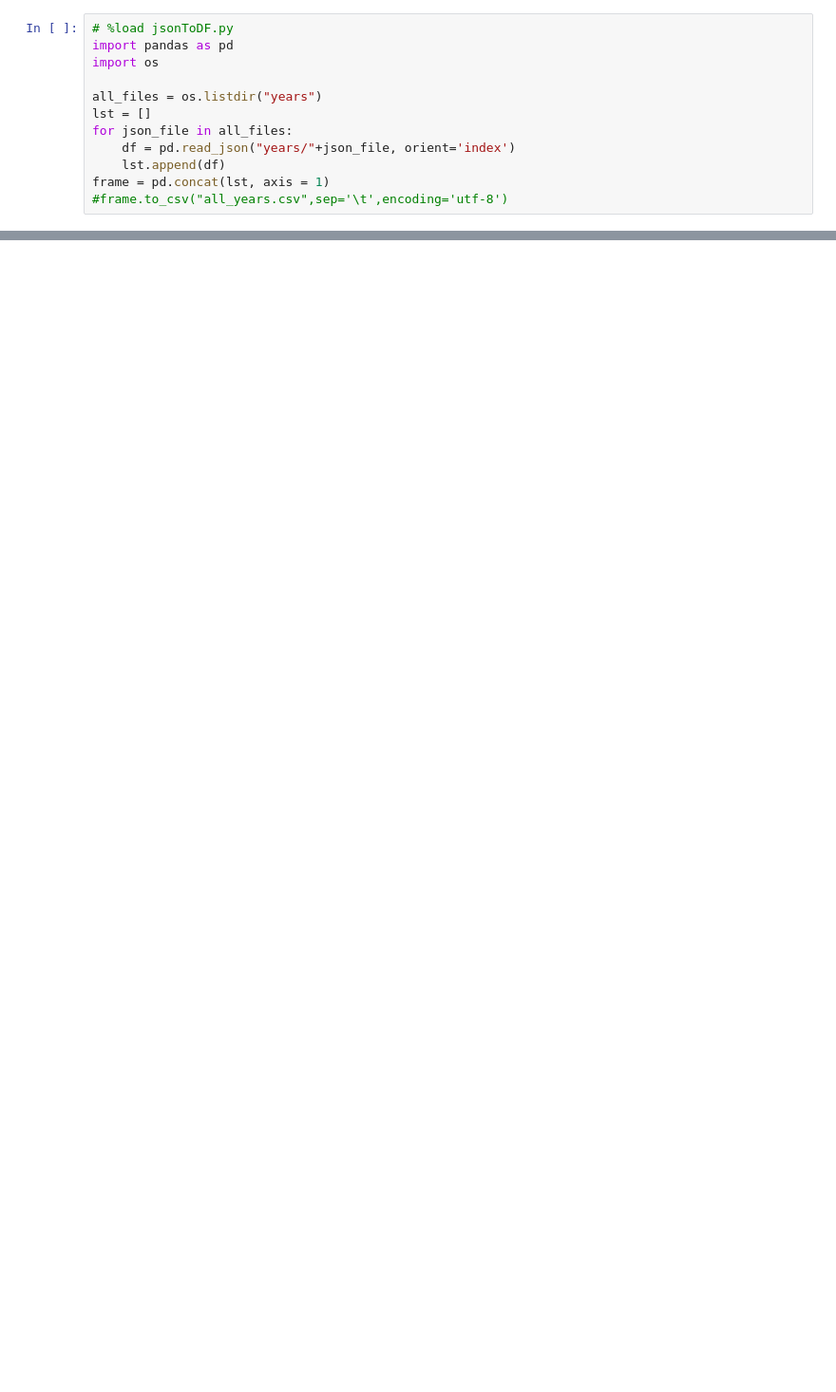
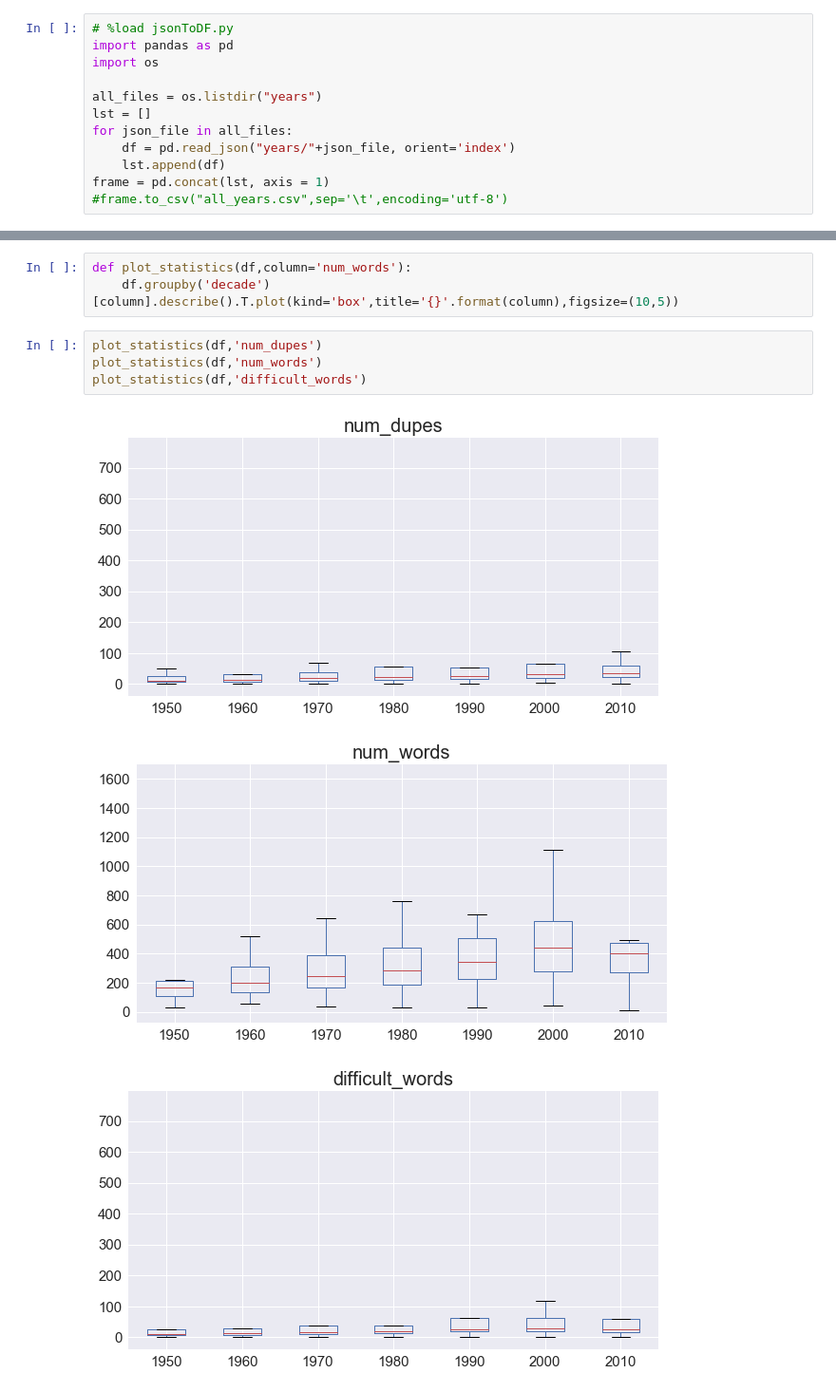
Before and after one commit to melerz/intro-data, a Jupyter notebook: billabord/main.ipynb, the cells around one changed output, grey strips where cells are left out. Shown at 95% size. Saved outputs shown, nothing was run; the diff lists cells and outputs as text; blank space fills up the shorter version.

```diff
--- a/billabord/main.ipynb
+++ b/billabord/main.ipynb
@@ -108,0 +219,11 @@ zz
+# %%
+def plot_statistics(df,column='num_words'):
+    df.groupby('decade')[column].describe().T.plot(kind='box',title='{}'.format(column),figsize=(10,5))
+# %%
+plot_statistics(df,'num_dupes')
+plot_statistics(df,'num_words')
+plot_statistics(df,'difficult_words')
+# %% [output]
+[figure, added]
+[figure, added]
+[figure, added]
```
Also changed, not shown: parts of 41 cells of this notebook, 10 other files.
